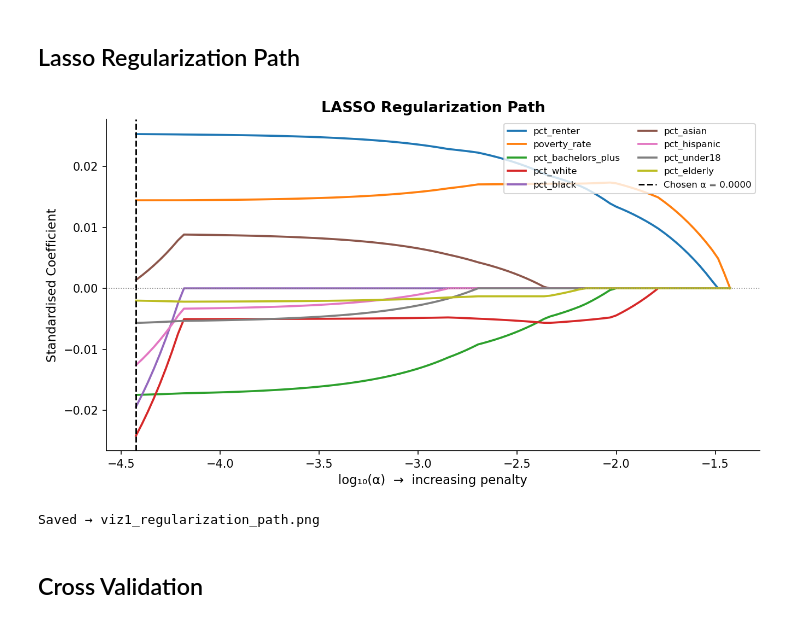
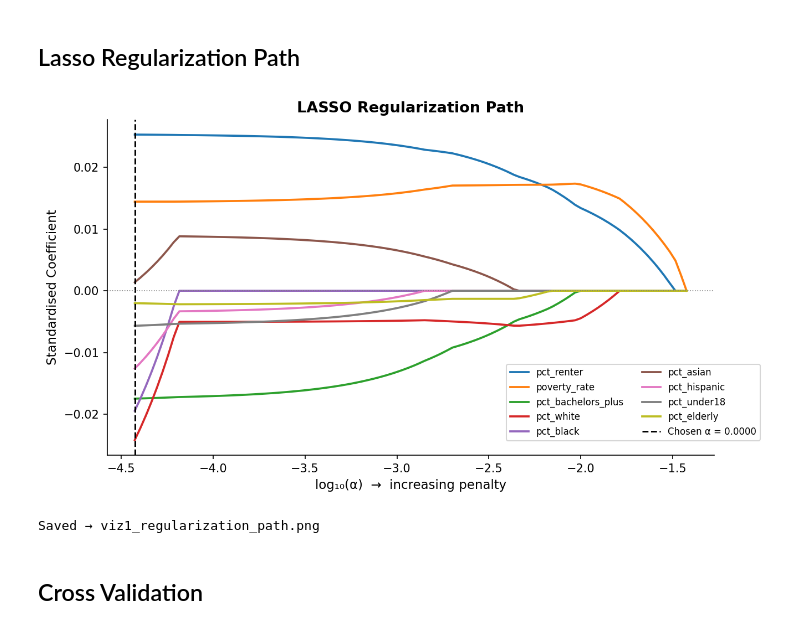
Before and after one commit to dt7860920/5300-Project, a Jupyter notebook: notebooks/regression_lasso_notebook_with_visualization.ipynb, the cells around one changed output. Drawn from its saved outputs; the diff is of its cells as text; code cells hidden in the pictures.

```diff
--- a/notebooks/regression_lasso_notebook_with_visualization.ipynb
+++ b/notebooks/regression_lasso_notebook_with_visualization.ipynb
@@ -42,0 +64,8 @@ y = data["rent_to_income"]
+# %%
+# Drop one of the highly collinear variables (i.e."pct_white") and check VIF again
+X_new = X.drop(columns = ["pct_black"])
+vif_df_new = pd.DataFrame()
+X_vif_new = sm.add_constant(X_new)
+vif_df_new["Variable"] = X_vif_new.columns
+vif_df_new["VIF"] = [variance_inflation_factor(X_vif_new.values, i) for i in range(X_vif_new.shape[1])]
+print(vif_df_new)
@@ -66,12 +107,12 @@ Notes:
 [1] Standard Errors assume that the covariance matrix of the errors is correctly specified.
 # %%
 scaler = StandardScaler()
-X_scaled = scaler.fit_transform(X)
+X_scaled = scaler.fit_transform(X_new)
 
 lasso = LassoCV(cv=5, random_state=42)
 lasso.fit(X_scaled, y)
 
-lasso_coefs = pd.Series(lasso.coef_, index=X.columns)
+lasso_coefs = pd.Series(lasso.coef_, index=X_new.columns)
 
 print("===== LASSO COEFFICIENTS =====")
 print(lasso_coefs)
@@ -120,27 +196,27 @@ plt.rcParams.update({
 # %%
 alphas_path, coefs_path, _ = lasso_path(X_scaled, y, max_iter=10000)
 
 fig, ax = plt.subplots(figsize=(9, 5))
 
 colors = plt.cm.tab10.colors
 for i, col in enumerate(X.columns):
     ax.plot(np.log10(alphas_path), coefs_path[i], label=col,
             color=colors[i % len(colors)], linewidth=1.8)
 
 ax.axvline(np.log10(lasso.alpha_), color='black', linestyle='--',
            linewidth=1.4, label=f'Chosen α = {lasso.alpha_:.4f}')
 ax.axhline(0, color='grey', linewidth=0.8, linestyle=':')
 ax.set_xlabel('log₁₀(α)  →  increasing penalty', fontsize=11)
 ax.set_ylabel('Standardised Coefficient', fontsize=11)
 ax.set_title('LASSO Regularization Path', fontsize=13, fontweight='bold')
-ax.legend(loc='upper right', fontsize=8, ncol=2)
+ax.legend(bbox_to_anchor=(0.65, 0.03), loc='lower left', fontsize=8, ncol=2)
 
 plt.tight_layout()
 plt.savefig('viz1_regularization_path.png', bbox_inches='tight')
 plt.show()
 print('Saved → viz1_regularization_path.png')
 # %% [output]
-[figure, old version]
+[figure, new version]
 Saved → viz1_regularization_path.png
 # %% [markdown]
 ## Cross Validation
```
Also changed, not shown: parts of 8 cells of this notebook.
